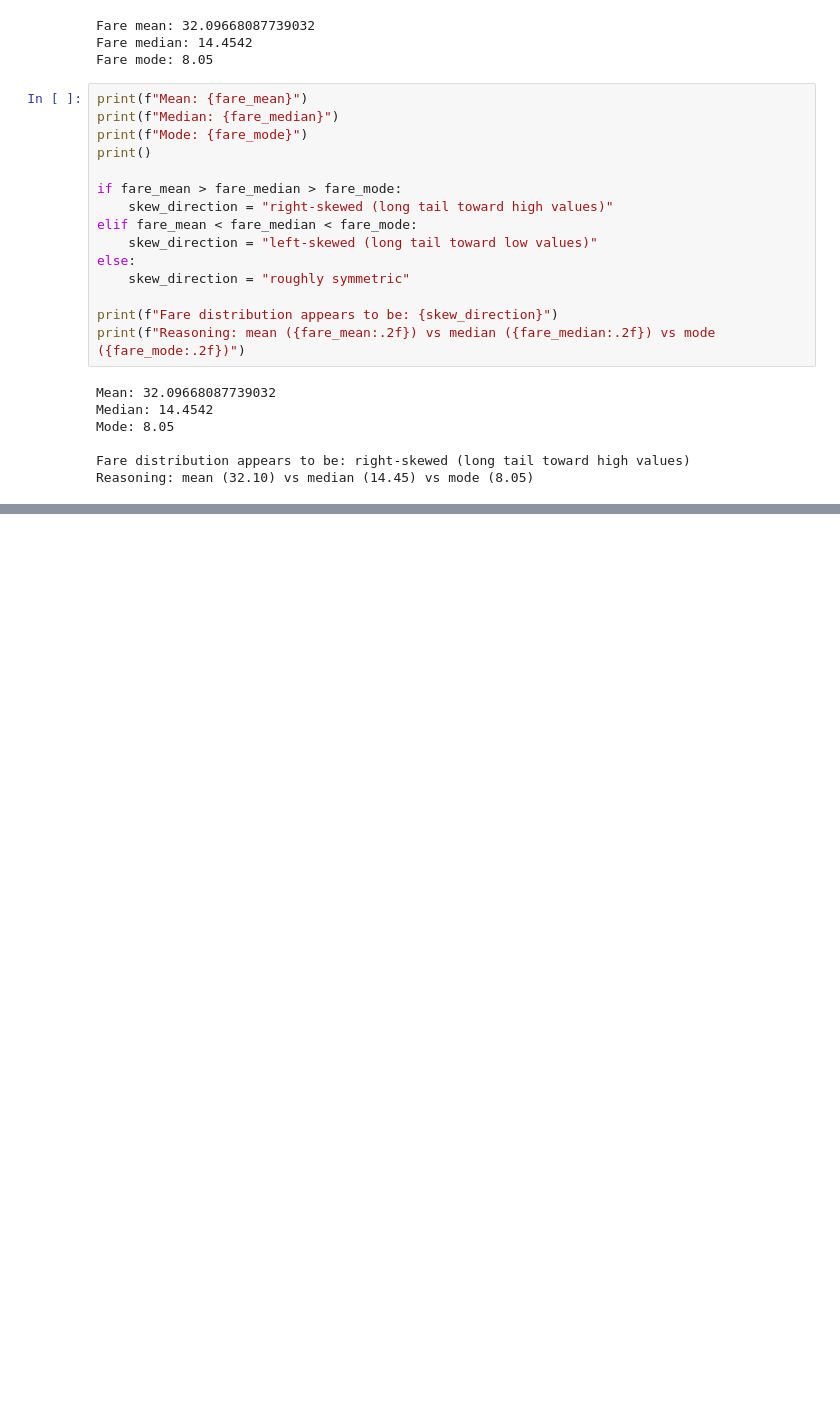
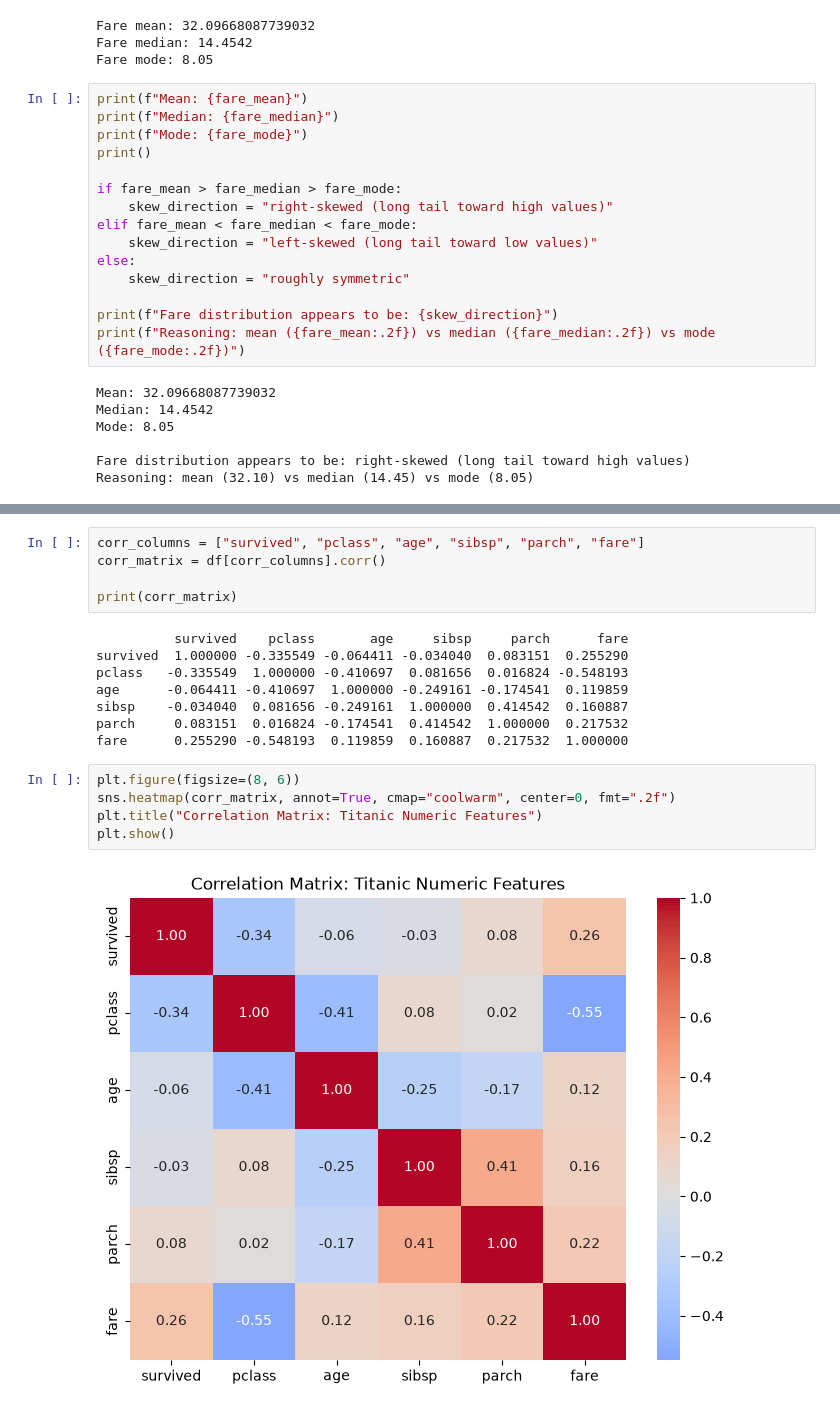
Before and after one commit to PremChandJanga/Capstone-Project, a Jupyter notebook: analytics/notebooks/01_eda.ipynb, the cells around one changed output, grey strips where cells are left out. Drawn from its saved outputs; the diff is of its cells as text; blank space fills up the shorter version.

Commit message:
feat: add multivariate data story (4 charts: bar, box, scatter, heatmap)

```diff
--- a/analytics/notebooks/01_eda.ipynb
+++ b/analytics/notebooks/01_eda.ipynb
@@ -270,0 +314,20 @@ Reasoning: mean (32.10) vs median (14.45) vs mode (8.05)
+# %%
+corr_columns = ["survived", "pclass", "age", "sibsp", "parch", "fare"]
+corr_matrix = df[corr_columns].corr()
+
+print(corr_matrix)
+# %% [output]
+          survived    pclass       age     sibsp     parch      fare
+survived  1.000000 -0.335549 -0.064411 -0.034040  0.083151  0.255290
+pclass   -0.335549  1.000000 -0.410697  0.081656  0.016824 -0.548193
+age      -0.064411 -0.410697  1.000000 -0.249161 -0.174541  0.119859
+sibsp    -0.034040  0.081656 -0.249161  1.000000  0.414542  0.160887
+parch     0.083151  0.016824 -0.174541  0.414542  1.000000  0.217532
+fare      0.255290 -0.548193  0.119859  0.160887  0.217532  1.000000
+# %%
+plt.figure(figsize=(8, 6))
+sns.heatmap(corr_matrix, annot=True, cmap="coolwarm", center=0, fmt=".2f")
+plt.title("Correlation Matrix: Titanic Numeric Features")
+plt.show()
+# %% [output]
+[figure, added]
```
Also changed, not shown: parts of 8 cells of this notebook, 1 other file.
